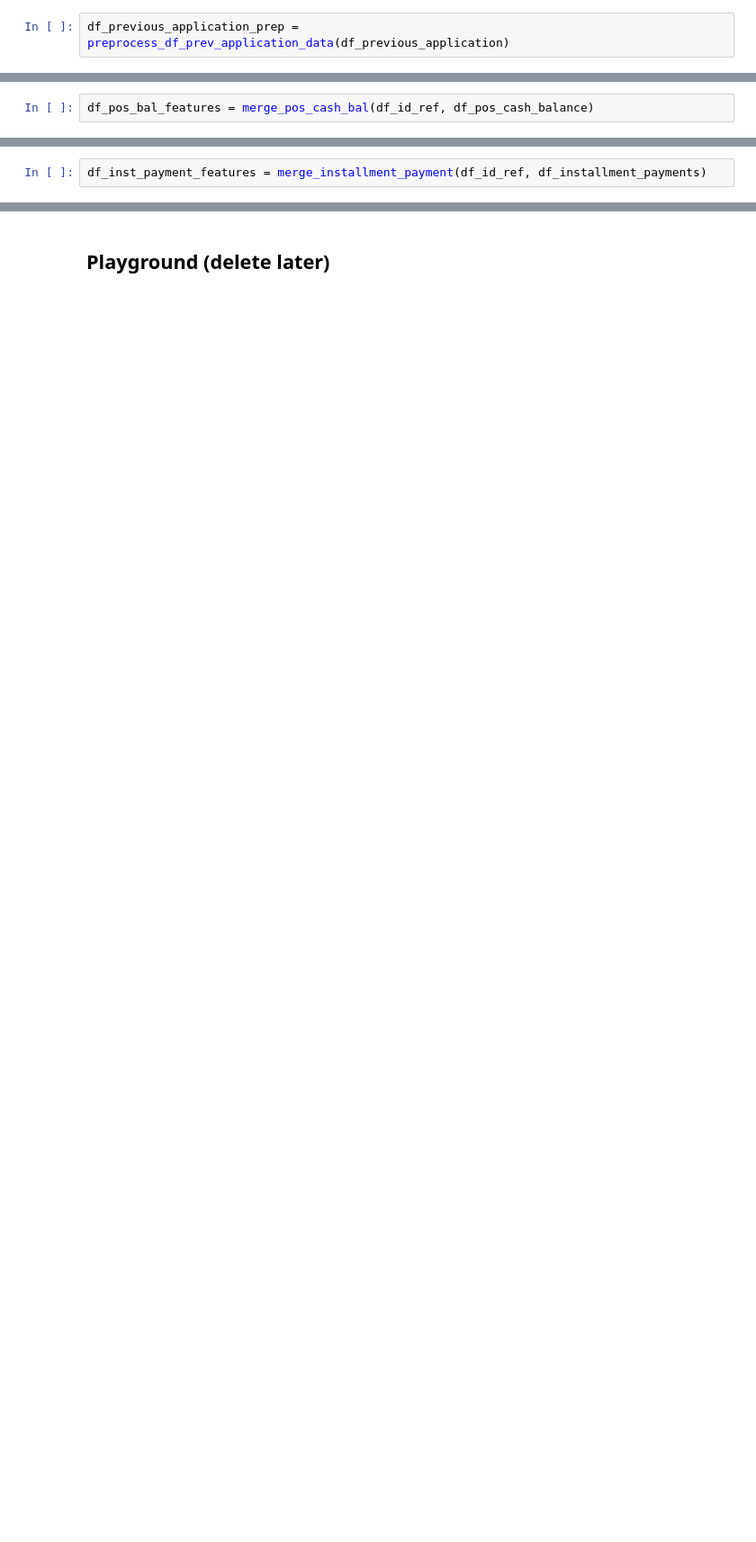
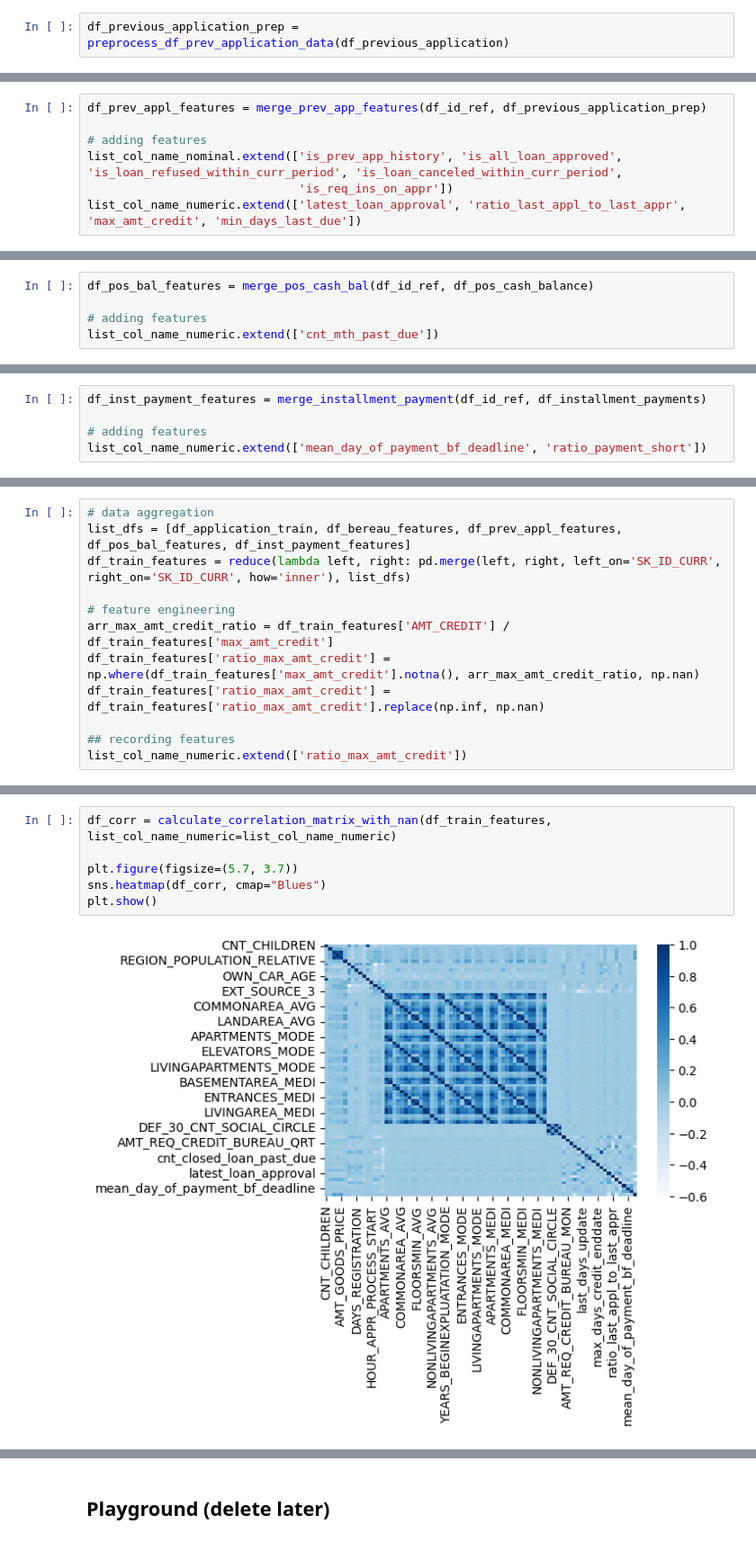
Before and after one commit to KunutBoon/interview-assignment, a Jupyter notebook: notebook/credit_default_risk.ipynb, the cells around one changed output, grey strips where cells are left out. Shown at 90% size. Saved outputs shown, nothing was run; the diff lists cells and outputs as text; blank space fills up the shorter version.

Commit message:
Preprocess features for model training

```diff
--- a/notebook/credit_default_risk.ipynb
+++ b/notebook/credit_default_risk.ipynb
@@ -1315,0 +1400,7 @@ df_prev_appl_features = merge_prev_app_features(df_id_ref, df_previous_applicati
+# %%
+df_prev_appl_features = merge_prev_app_features(df_id_ref, df_previous_application_prep)
+
+# adding features
+list_col_name_nominal.extend(['is_prev_app_history', 'is_all_loan_approved', 'is_loan_refused_within_curr_period', 'is_loan_canceled_within_curr_period',
+                              'is_req_ins_on_appr'])
+list_col_name_numeric.extend(['latest_loan_approval', 'ratio_last_appl_to_last_appr', 'max_amt_credit', 'min_days_last_due'])
@@ -1316,2 +1409,5 @@ df_prev_appl_features = merge_prev_app_features(df_id_ref, df_previous_applicati
 # %%
 df_pos_bal_features = merge_pos_cash_bal(df_id_ref, df_pos_cash_balance)
+
+# adding features
+list_col_name_numeric.extend(['cnt_mth_past_due'])
@@ -1318,2 +1416,5 @@ df_pos_bal_features = merge_pos_cash_bal(df_id_ref, df_pos_cash_balance)
 # %%
 df_inst_payment_features = merge_installment_payment(df_id_ref, df_installment_payments)
+
+# adding features
+list_col_name_numeric.extend(['mean_day_of_payment_bf_deadline', 'ratio_payment_short'])
@@ -1319,0 +1423,12 @@ df_inst_payment_features = merge_installment_payment(df_id_ref, df_installment_p
+# %%
+# data aggregation
+list_dfs = [df_application_train, df_bereau_features, df_prev_appl_features, df_pos_bal_features, df_inst_payment_features]
+df_train_features = reduce(lambda left, right: pd.merge(left, right, left_on='SK_ID_CURR', right_on='SK_ID_CURR', how='inner'), list_dfs)
+
+# feature engineering
+arr_max_amt_credit_ratio = df_train_features['AMT_CREDIT'] / df_train_features['max_amt_credit']
+df_train_features['ratio_max_amt_credit'] = np.where(df_train_features['max_amt_credit'].notna(), arr_max_amt_credit_ratio, np.nan)
+df_train_features['ratio_max_amt_credit'] = df_train_features['ratio_max_amt_credit'].replace(np.inf, np.nan)
+
+## recording features
+list_col_name_numeric.extend(['ratio_max_amt_credit'])
@@ -1319,0 +1460,8 @@ df_inst_payment_features = merge_installment_payment(df_id_ref, df_installment_p
+# %%
+df_corr = calculate_correlation_matrix_with_nan(df_train_features, list_col_name_numeric=list_col_name_numeric)
+
+plt.figure(figsize=(5.7, 3.7))
+sns.heatmap(df_corr, cmap="Blues")
+plt.show()
+# %% [output]
+[figure, added]
```
Also changed, not shown: parts of 32 cells of this notebook, 1 other file.
